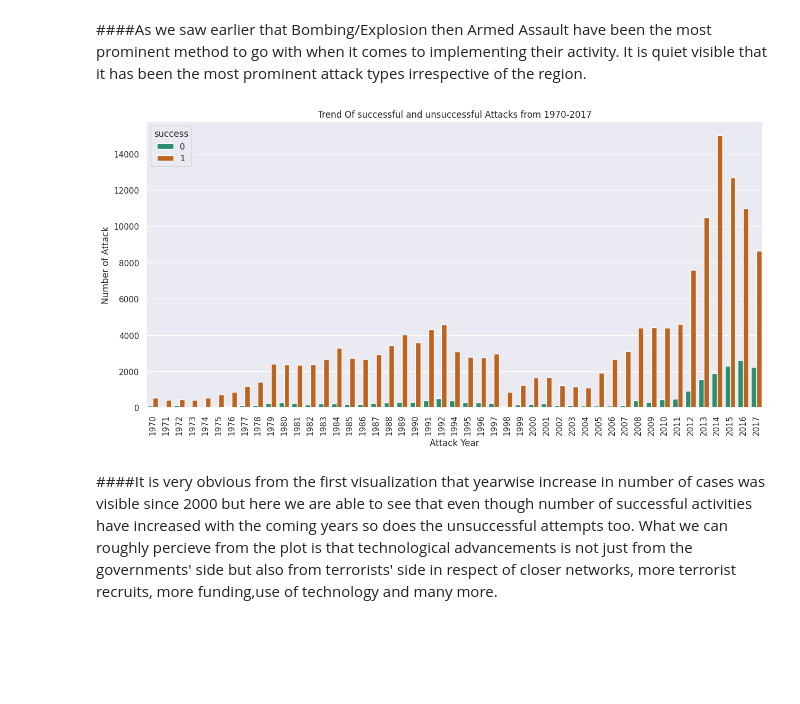
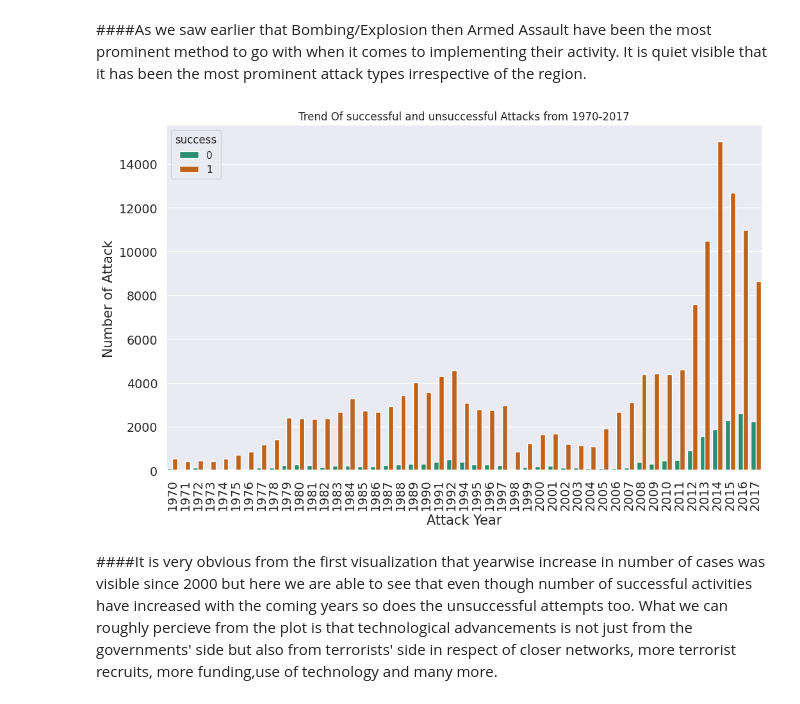
Before and after one commit to skaty5678/Global-Terrorism-Analysis, a Jupyter notebook: Global_Terrorism_Analysis_SANJEEV_KUMAR_THAKUR_.ipynb, the cells around one changed output. Cells and saved outputs as stored; diff of their text form; code cells hidden in the pictures; blank space fills up the shorter version.

```diff
--- a/Global_Terrorism_Analysis_SANJEEV_KUMAR_THAKUR_.ipynb
+++ b/Global_Terrorism_Analysis_SANJEEV_KUMAR_THAKUR_.ipynb
@@ -138,8 +134,7 @@ raw_gtd_df['casualities'] = raw_gtd_df['nkill'] + raw_gtd_df['nwound']
+# %%
+#getting the required columns
+gtd_df = raw_gtd_df[['iyear','imonth','iday','region_txt','country_txt','provstate','latitude','longitude','success','attacktype1_txt','targtype1_txt','target1','weaptype1_txt','gname','suicide','nkill','nwound','nkillter','summary','motive','propextent','dbsource']]
 # %%
-#getting the required columns
-gtd_df = raw_gtd_df[['iyear','imonth','iday','region_txt','country_txt','provstate','latitude','longitude','success','attacktype1_txt','targtype1_txt','target1','weaptype1_txt','gname','suicide','nkill','nwound','casualities','nkillter','summary','motive','propextent','dbsource']]
-
-
 #renaming the required columns for easy readability
 gtd_df.rename(columns = {'iyear':'year','imonth':'month','iday':'day','region_txt':'region','country_txt':'country','provstate':'province','attacktype1_txt':'attack_type','targtype1_txt':'target_type','target1':'target','weaptype1_txt':'weapon_type','gname':'terror_group','nkill':'killed','nwound':'wounded','nkillter':'perpetrator_kill','propextent':'propextent'},inplace = True)
 # %%
@@ -234,6 +229,12 @@ gtd_df.drop(['motive','propextent','perpetrator_kill'],axis = 1,inplace = True)
 
 #for Summary column where we don't have any data we'll replace it with unknown
 gtd_df['summary'].replace(np.nan,'Unknown',inplace = True)
+
+#Fill the NaN values in the killed and wounded columns with 0 as they're very few in numbers compared to our dataset
+gtd_df[['killed', 'wounded']]=gtd_df[['killed', 'wounded']].fillna(value=0)
+# %%
+#adding another column to the dataset as casualties
+gtd_df['casualties'] = gtd_df['killed'] + gtd_df['wounded']
 # %%
 #updated missing values
 missing_values(gtd_df)
@@ -415,13 +410,13 @@ plt.show()
 ####As we saw earlier that Bombing/Explosion then Armed Assault have been the most prominent method to go with when it comes to implementing their activity. It is quiet visible that it has been the most prominent attack types irrespective of the region.
 # %%
 #Trend in successful and unsuccessful attacks vs year
-plt.subplots(figsize=(15,7))
+plt.subplots(figsize=(12,7))
 sns.set_theme(style="darkgrid",context = 'notebook')
 sns.countplot(x='year',hue='success',data=gtd_df,palette = 'Dark2').set(title = 'Trend Of successful and unsuccessful Attacks from 1970-2017',xlabel = 'Attack Year',ylabel = 'Number of Attack')
 plt.xticks(rotation = 90)
 plt.show()
 # %% [output]
-[figure, old version]
+[figure, new version]
 # %% [markdown]
 ####It is very obvious from the first visualization that yearwise increase in number of cases was visible since 2000 but here we are able to see that even though number of successful activities have increased with the coming years so does the unsuccessful attempts too. What we can roughly percieve from the plot is that technological advancements is not just from the governments' side but also from terrorists' side in respect of closer networks, more terrorist recruits, more funding,use of technology and many more.
 # %%
```
Also changed, not shown: parts of 23 cells of this notebook.
